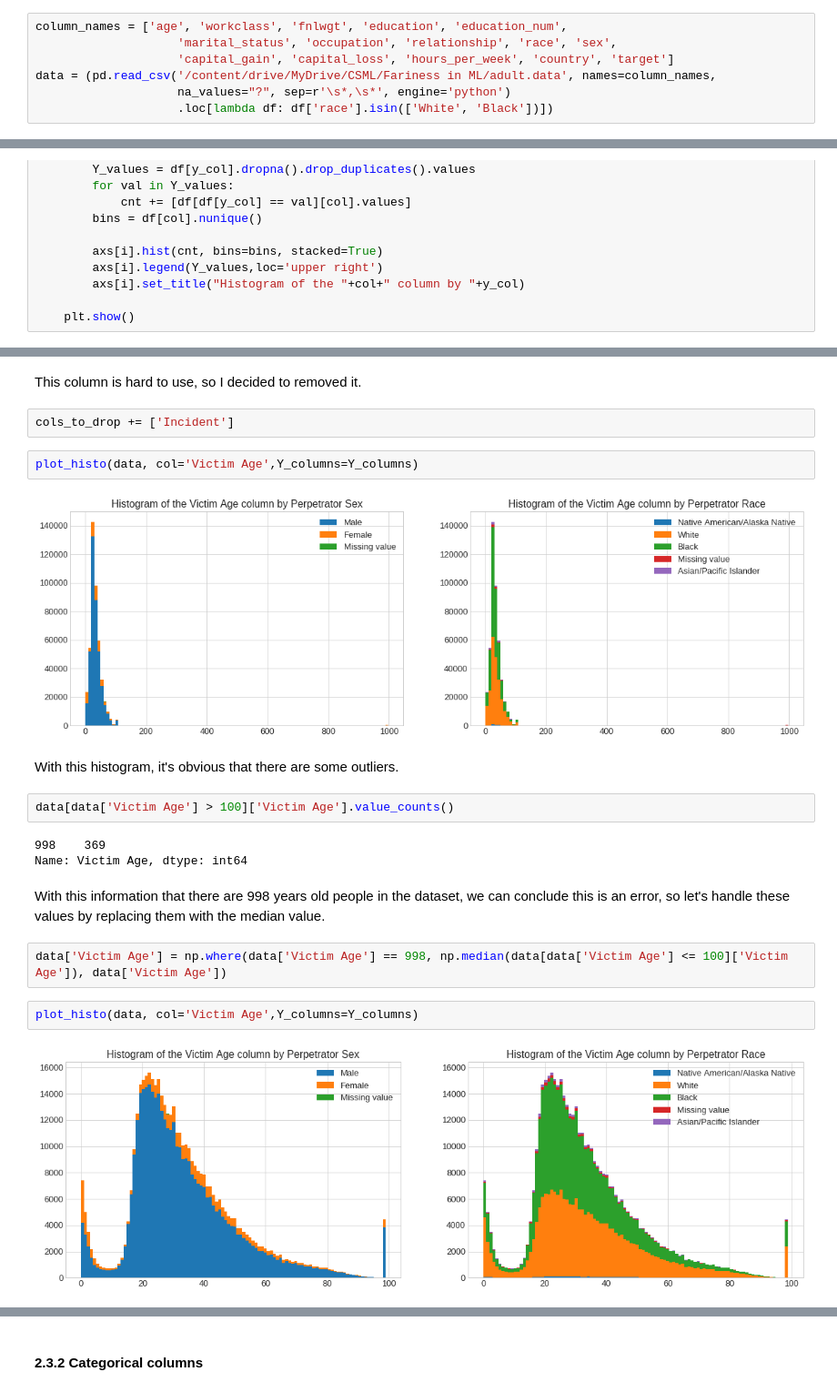
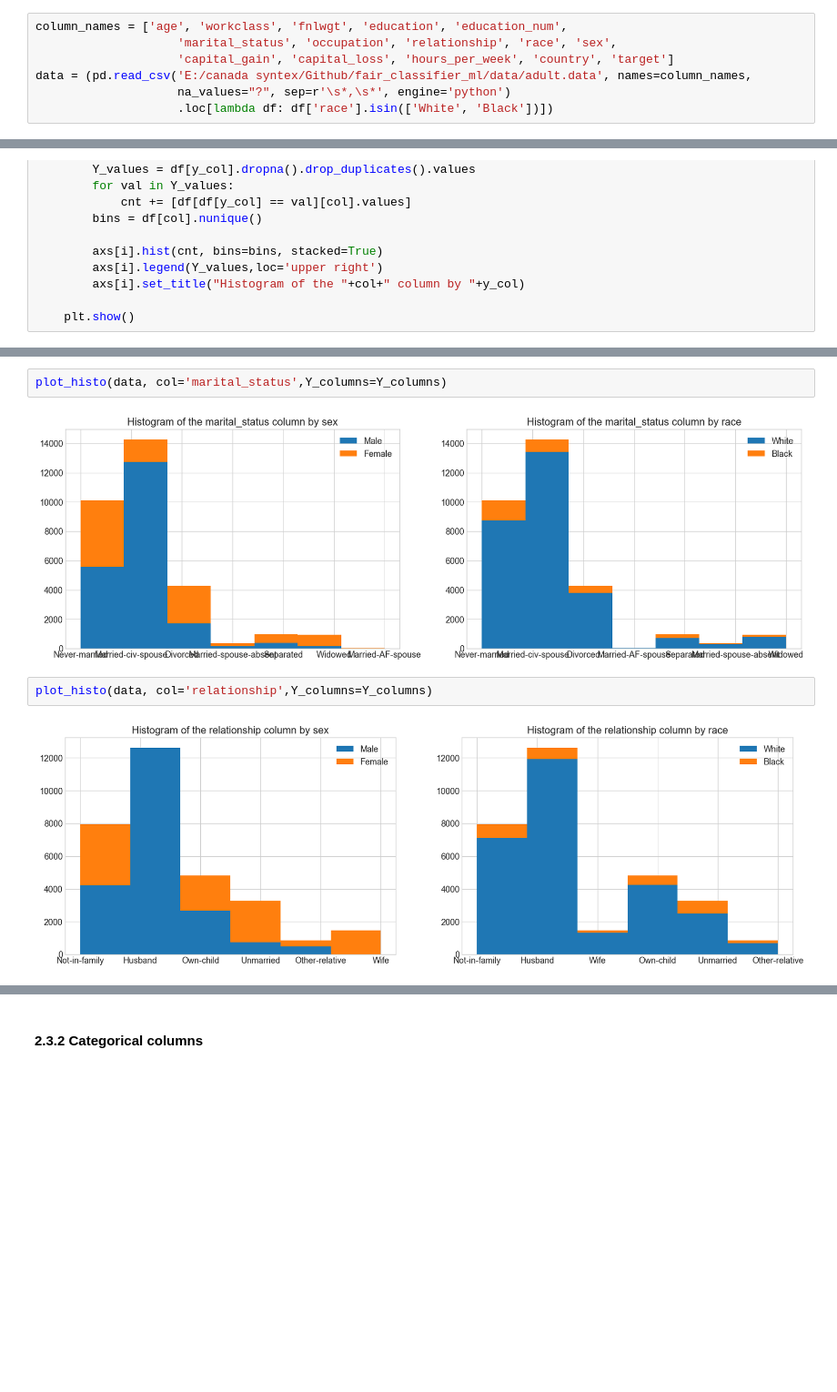
Before and after one commit to samiulengineer/sagan_fair_classifier, a Jupyter notebook: project/ethics_and_ai_how_to_prevent_bias_on_ml.ipynb, the cells around one changed output, grey strips where cells are left out. Shown at 91% size. Drawn from its saved outputs; the diff is of its cells as text; blank space fills up the shorter version.

```diff
--- a/project/ethics_and_ai_how_to_prevent_bias_on_ml.ipynb
+++ b/project/ethics_and_ai_how_to_prevent_bias_on_ml.ipynb
@@ -79,7 +52,7 @@ pip install 'aif360[Reductions]'
 column_names = ['age', 'workclass', 'fnlwgt', 'education', 'education_num',
                     'marital_status', 'occupation', 'relationship', 'race', 'sex',
                     'capital_gain', 'capital_loss', 'hours_per_week', 'country', 'target']
-data = (pd.read_csv('/content/drive/MyDrive/CSML/Fariness in ML/adult.data', names=column_names,
+data = (pd.read_csv('E:/canada syntex/Github/fair_classifier_ml/data/adult.data', names=column_names,
                     na_values="?", sep=r'\s*,\s*', engine='python')
                     .loc[lambda df: df['race'].isin(['White', 'Black'])])
 # %% [markdown]
@@ -327,24 +233,9 @@ plot_histo(data, col='Incident',Y_columns=Y_columns)
-# %% [markdown]
-This column is hard to use, so I decided to removed it.
-# %%
-cols_to_drop += ['Incident']
 # %%
-plot_histo(data, col='Victim Age',Y_columns=Y_columns)
+plot_histo(data, col='marital_status',Y_columns=Y_columns)
 # %% [output]
-[figure, old version]
+[figure, new version]
-# %% [markdown]
-With this histogram, it's obvious that there are some outliers.
-# %%
-data[data['Victim Age'] > 100]['Victim Age'].value_counts()
-# %% [output]
-998    369
-Name: Victim Age, dtype: int64
-# %% [markdown]
-With this information that there are 998 years old people in the dataset, we can conclude this is an error, so let's handle these values by replacing them with the median value.
-# %%
-data['Victim Age'] = np.where(data['Victim Age'] == 998, np.median(data[data['Victim Age'] <= 100]['Victim Age']), data['Victim Age'])
 # %%
-plot_histo(data, col='Victim Age',Y_columns=Y_columns)
+plot_histo(data, col='relationship',Y_columns=Y_columns)
 # %% [output]
-[figure, old version]
+[figure, new version]
 # %%
```
Also changed, not shown: parts of 30 cells of this notebook.
